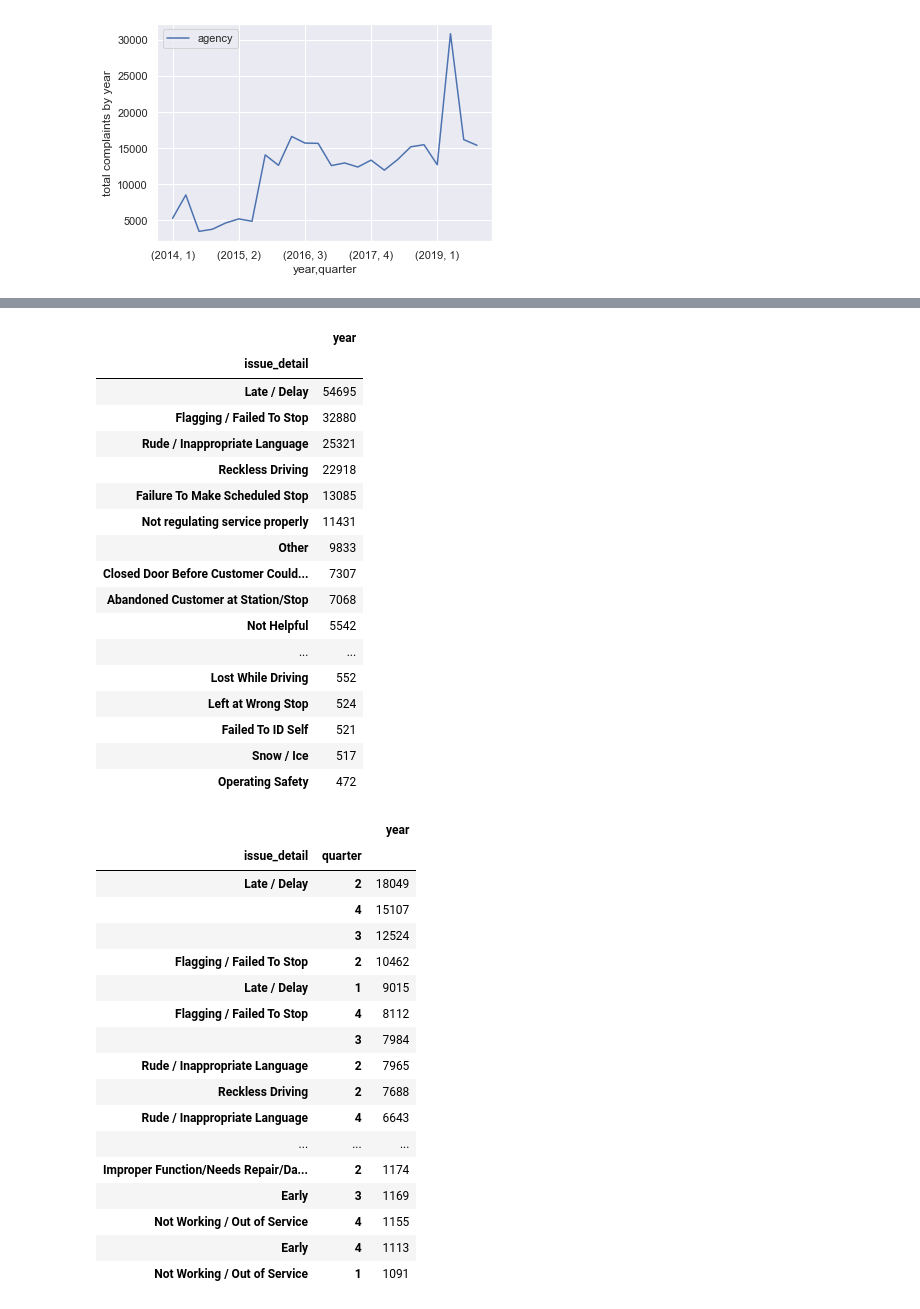
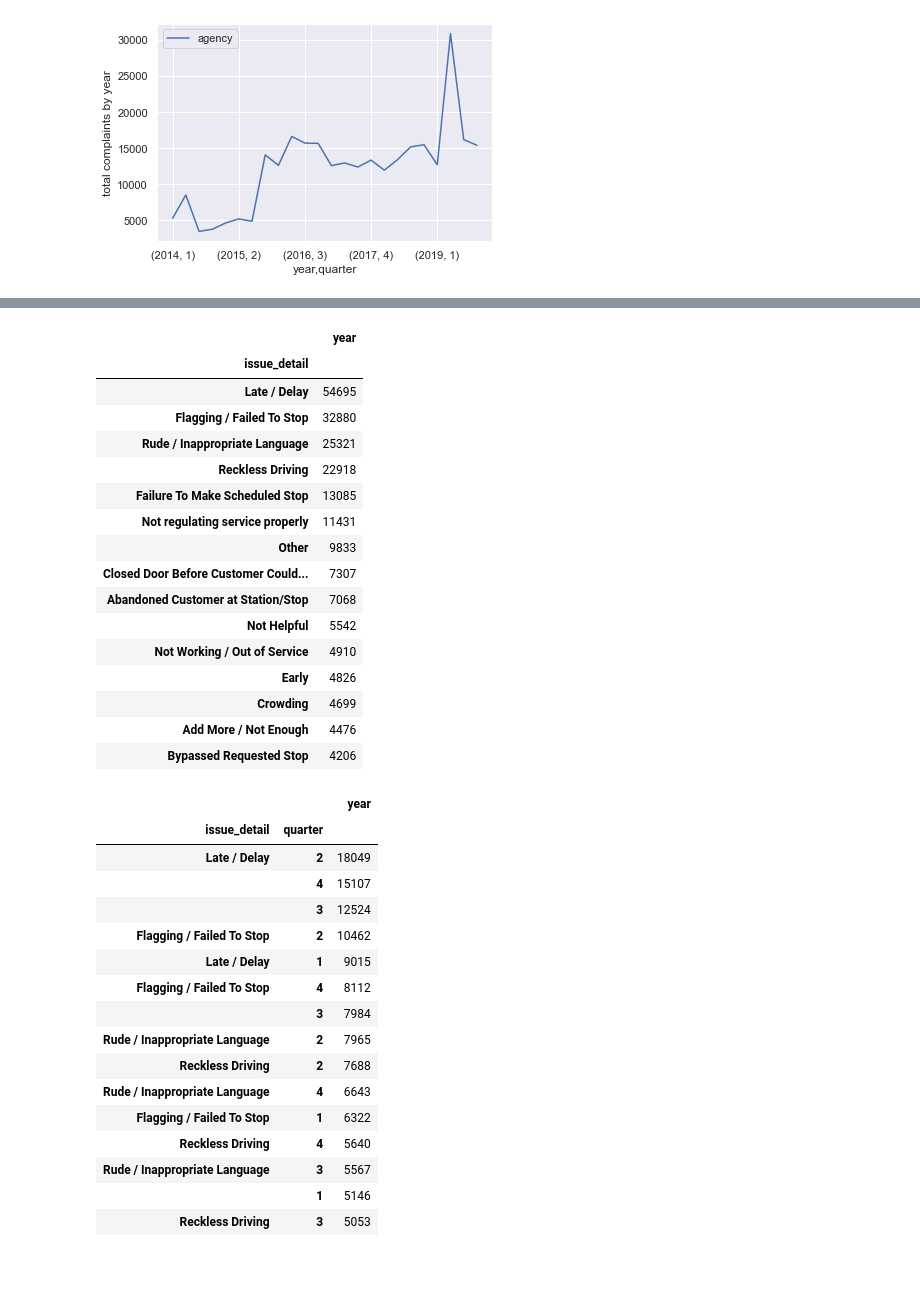
Before and after one commit to itzamnahuerta/mta_complaints, a Jupyter notebook: MTA_COMPLAINTS.ipynb, the cells around one changed output, grey strips where cells are left out. Drawn from its saved outputs; the diff is of its cells as text; code cells hidden in the pictures; blank space fills up the shorter version.

```diff
--- a/MTA_COMPLAINTS.ipynb
+++ b/MTA_COMPLAINTS.ipynb
@@ -559,7 +510,7 @@ subject_detail_pv.head(55)
 issue_detail_pv = pd.pivot_table(complaints_df,values="year", index='issue_detail', aggfunc='count')
 # %%
 issues_details_pv = issue_detail_pv.sort_values('year', ascending=False)
-issues_details_pv.head(55)
+issues_details_pv.head(15)
 # %% [output]
 |  | year |
 | issue_detail |  |
@@ -573,33 +524,31 @@ issues_details_pv.head(55)
 | Closed Door Before Customer Could... | 7307 |
 | Abandoned Customer at Station/Stop | 7068 |
 | Not Helpful | 5542 |
-| ... | ... |
-| Lost While Driving | 552 |
-| Left at Wrong Stop | 524 |
-| Failed To ID Self | 521 |
-| Snow / Ice | 517 |
-| Operating Safety | 472 |
+| Not Working / Out of Service | 4910 |
+| Early | 4826 |
+| Crowding | 4699 |
+| Add More / Not Enough | 4476 |
+| Bypassed Requested Stop | 4206 |
 # %%
 issue_pv2 = pd.pivot_table(complaints_df,values='year', index=['issue_detail','quarter'], aggfunc='count')
 # %%
 issue_pv2 = issue_pv2.sort_values('year', ascending=False)
-issue_pv2.head(55)
+issue_pv2.head(15)
 # %% [output]
 |  |  | year |
 | issue_detail | quarter |  |
 | Late / Delay | 2 | 18049 |
 |  | 4 | 15107 |
 |  | 3 | 12524 |
 | Flagging / Failed To Stop | 2 | 10462 |
 | Late / Delay | 1 | 9015 |
 | Flagging / Failed To Stop | 4 | 8112 |
 |  | 3 | 7984 |
 | Rude / Inappropriate Language | 2 | 7965 |
 | Reckless Driving | 2 | 7688 |
 | Rude / Inappropriate Language | 4 | 6643 |
-| ... | ... | ... |
-| Improper Function/Needs Repair/Da... | 2 | 1174 |
-| Early | 3 | 1169 |
-| Not Working / Out of Service | 4 | 1155 |
-| Early | 4 | 1113 |
-| Not Working / Out of Service | 1 | 1091 |
+| Flagging / Failed To Stop | 1 | 6322 |
+| Reckless Driving | 4 | 5640 |
+| Rude / Inappropriate Language | 3 | 5567 |
+|  | 1 | 5146 |
+| Reckless Driving | 3 | 5053 |
```
Also changed, not shown: parts of 26 cells of this notebook.
